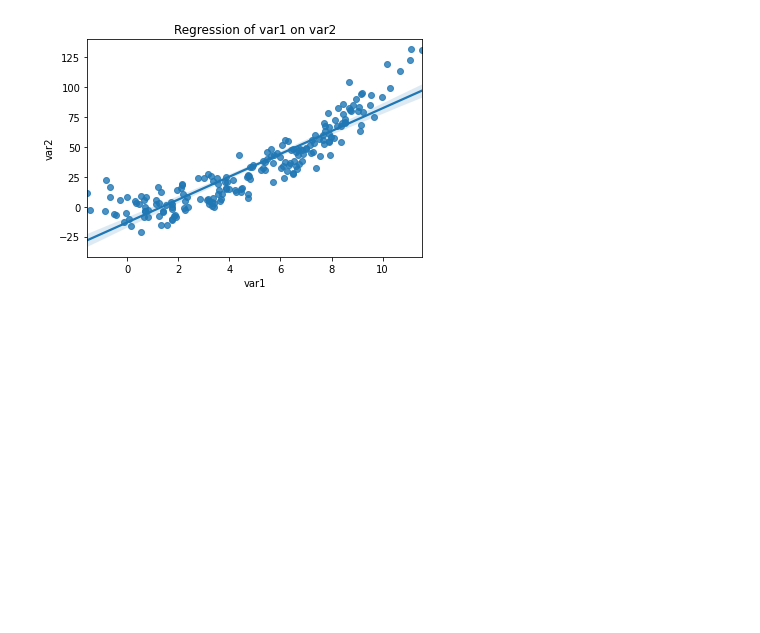
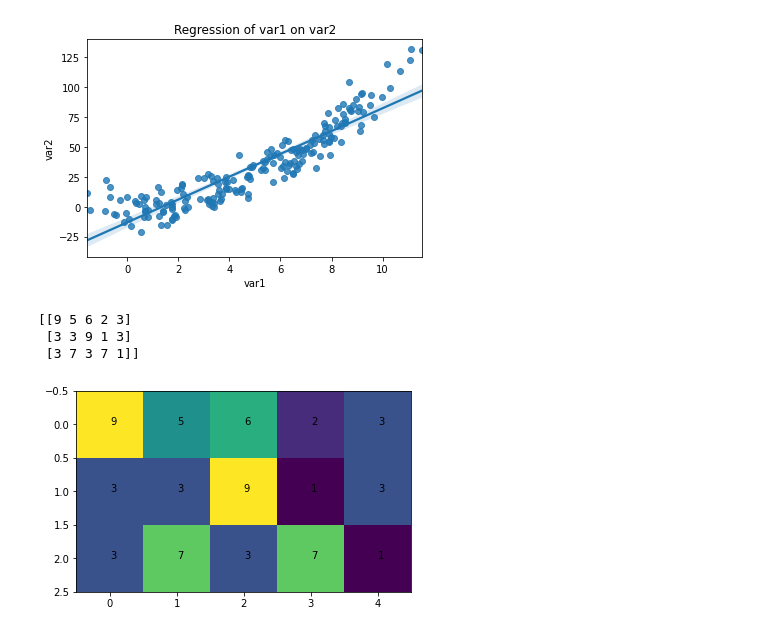
Before and after one commit to npinak/Python-Projects, a Jupyter notebook: Section-7_Exercises_Text-and-Data-Visualizations/Section_7_Text_and_Data_Visualizations.ipynb, the cells around one changed output. Drawn from its saved outputs; the diff is of its cells as text; code cells hidden in the pictures; blank space fills up the shorter version.

```diff
--- a/Section-7_Exercises_Text-and-Data-Visualizations/Section_7_Text_and_Data_Visualizations.ipynb
+++ b/Section-7_Exercises_Text-and-Data-Visualizations/Section_7_Text_and_Data_Visualizations.ipynb
@@ -160,3 +160,23 @@ plt.title(f'Regression of {df.columns[0]} on {df.columns[1]}')
 plt.show()
 # %% [output]
 [figure]
+# %%
+import matplotlib.pyplot as plt
+import numpy as np
+
+#Images
+
+m=3
+n=5
+M = np.random.randint(10, size=(m,n))
+
+print(M)
+plt.imshow(M)
+for i in range(m):
+  for j in range(n):
+    plt.text(j,i,M[i,j])
+# %% [output]
+[[9 5 6 2 3]
+ [3 3 9 1 3]
+ [3 7 3 7 1]]
+[figure, added]
```
Also changed, not shown: parts of 1 cell of this notebook.
